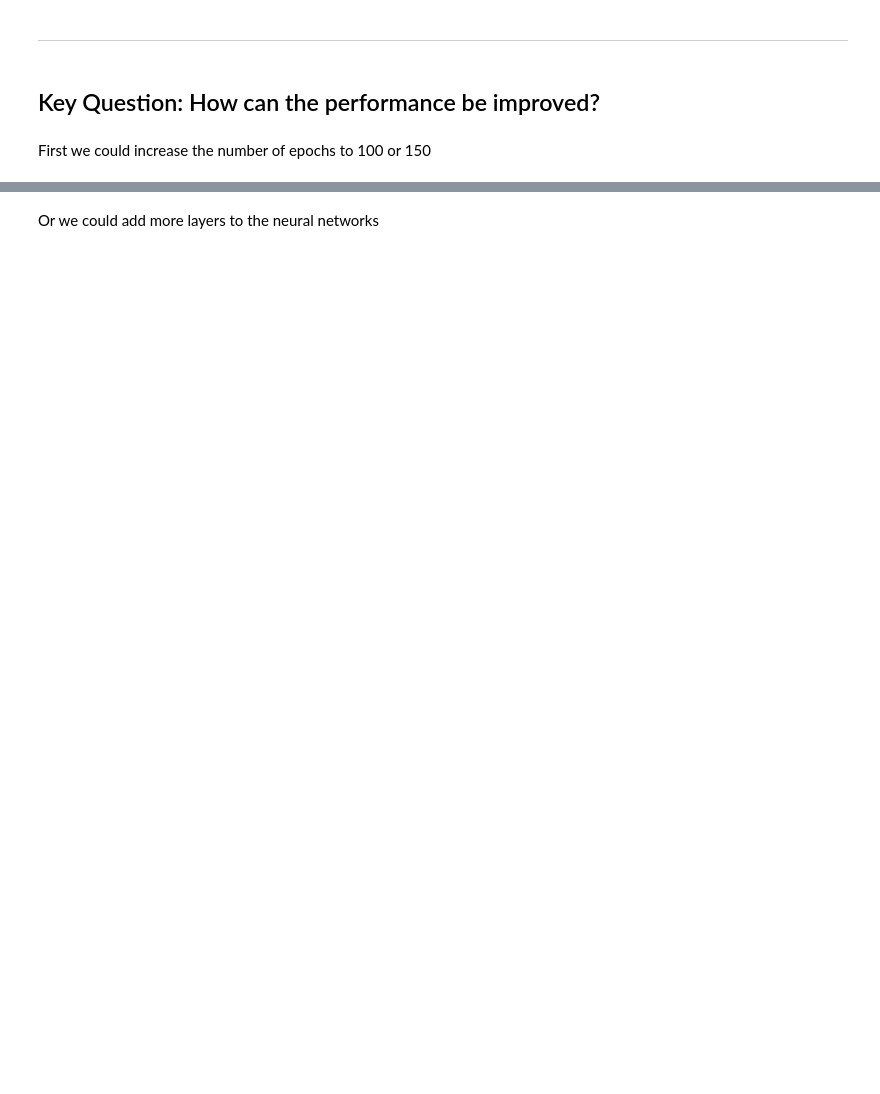
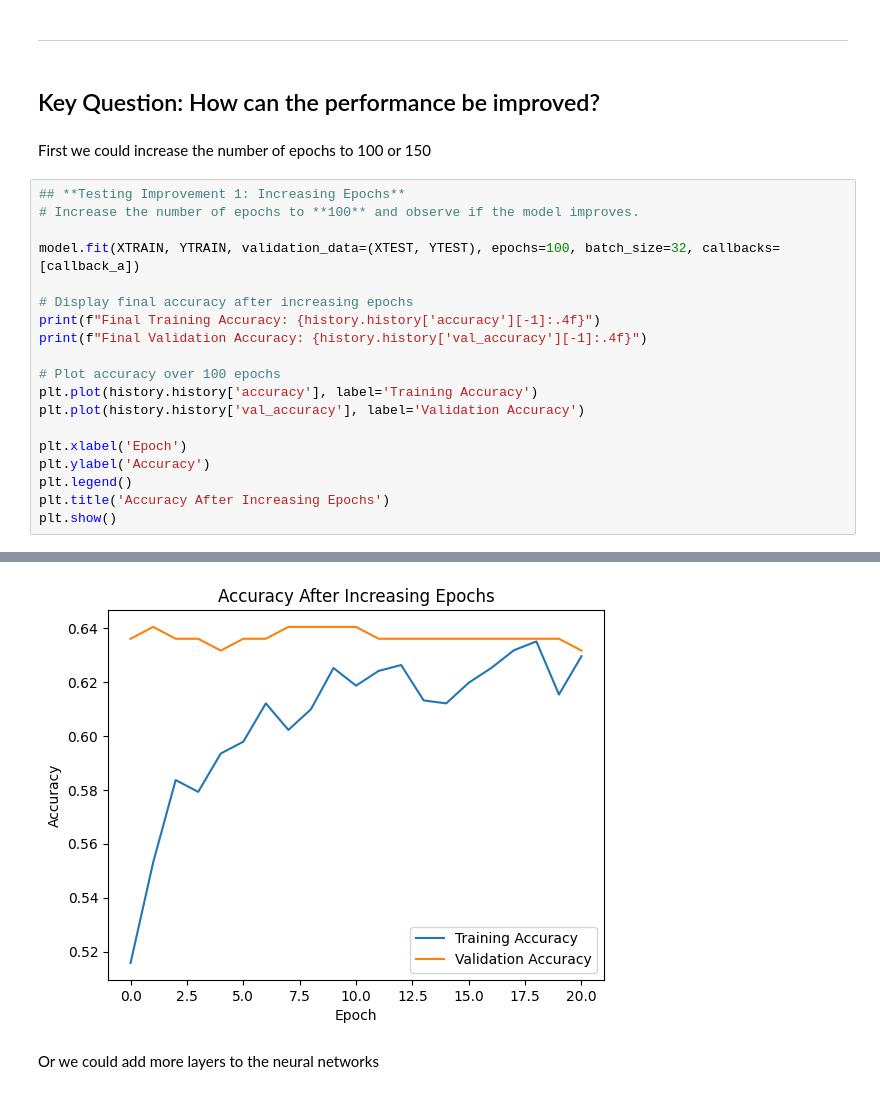
Before and after one commit to Jorwin-dev/machine-learning, a Jupyter notebook: neural-networks/Wine/neural_networks-wine.ipynb, the cells around one changed output, grey strips where cells are left out. Saved outputs shown, nothing was run; the diff lists cells and outputs as text; blank space fills up the shorter version.

```diff
--- a/neural-networks/Wine/neural_networks-wine.ipynb
+++ b/neural-networks/Wine/neural_networks-wine.ipynb
@@ -428,3 +631,23 @@ print("F1-score: %.2f" % (f1score))
 ## Key Question: How can the performance be improved?
 # %% [markdown]
 First we could increase the number of epochs to 100 or 150
+# %%
+## **Testing Improvement 1: Increasing Epochs**
+# Increase the number of epochs to **100** and observe if the model improves.
+
+model.fit(XTRAIN, YTRAIN, validation_data=(XTEST, YTEST), epochs=100, batch_size=32, callbacks=[callback_a])
+
+# Display final accuracy after increasing epochs
+print(f"Final Training Accuracy: {history.history['accuracy'][-1]:.4f}")
+print(f"Final Validation Accuracy: {history.history['val_accuracy'][-1]:.4f}")
+
+# Plot accuracy over 100 epochs
+plt.plot(history.history['accuracy'], label='Training Accuracy')
+plt.plot(history.history['val_accuracy'], label='Validation Accuracy')
+
+plt.xlabel('Epoch')
+plt.ylabel('Accuracy')
+plt.legend()
+plt.title('Accuracy After Increasing Epochs')
+plt.show()
+# %% [output]
@@ -431,2 +671,3 @@ First we could increase the number of epochs to 100 or 150
+[figure, added]
 # %% [markdown]
 Or we could add more layers to the neural networks
```
Also changed, not shown: parts of 32 cells of this notebook, 1 other file.
